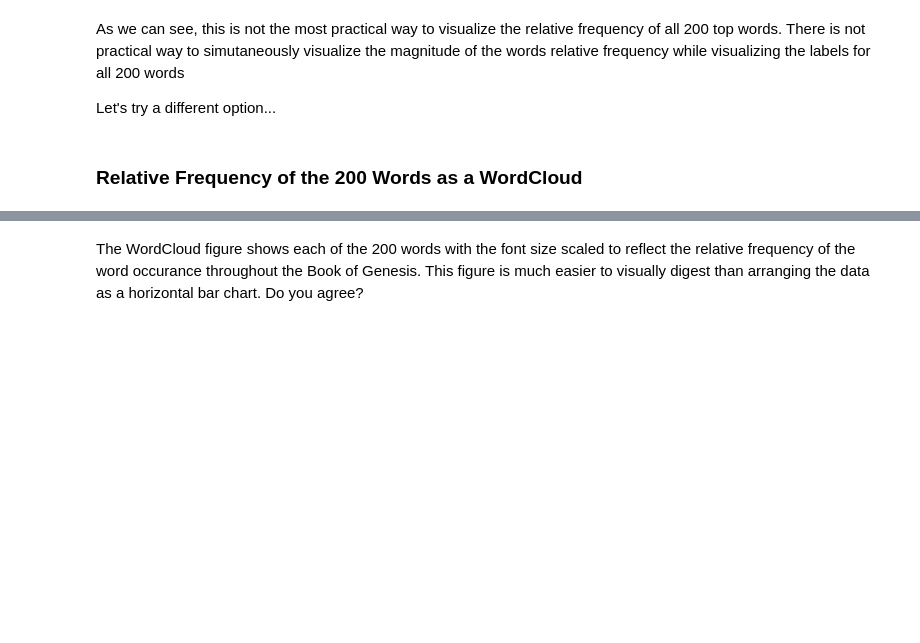
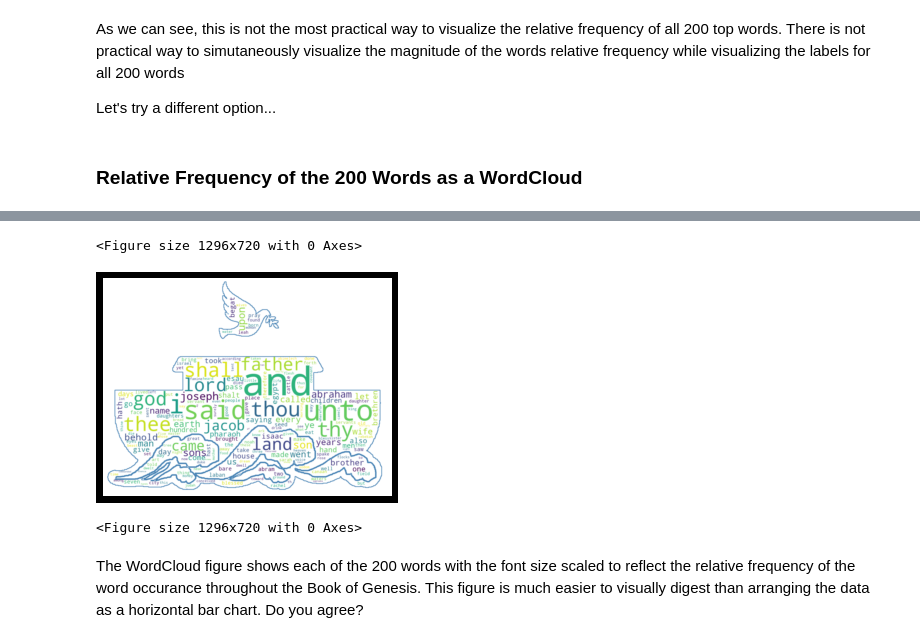
Before and after one commit to LovinSpoonful/DATA620_Week8, a Jupyter notebook: Week8.ipynb, the cells around one changed output, grey strips where cells are left out. Drawn from its saved outputs; the diff is of its cells as text; code cells hidden in the pictures; blank space fills up the shorter version.

```diff
--- a/Week8.ipynb
+++ b/Week8.ipynb
@@ -171,3 +172,39 @@ plt.show()
+# %%
+from os import path
+from PIL import Image
+import numpy as np
+import matplotlib.pyplot as plt
+import os
+
+# get data directory (using getcwd() is needed to support running example in generated IPython notebook)
+location = path.dirname(__file__) if "__file__" in locals() else os.getcwd()
+
+# read the mask image
+# taken from
+# http://www.stencilry.org/stencils/movies/alice%20in%20wonderland/255fk.jpg
+ark_mask = np.array(Image.open(path.join(location, "ark-mask.png")))
+
+wc = WordCloud(background_color="white", max_words=2000, mask=ark_mask,
+               contour_width=3, contour_color='steelblue')
+
+# generate word cloud
+wc.generate_from_frequencies(frequencies=d)
+
+# store to file
+wc.to_file(path.join(location, "ark3.png"))
+
+# show
+plt.imshow(wc, interpolation='bilinear')
+plt.axis("off")
+plt.figure(figsize=(18, 10))
+plt.show()
+#plt.imshow(ark_mask, cmap=plt.cm.gray, interpolation='bilinear')
+#plt.axis("off")
+#plt.show()
+# %% [output]
+<Figure size 1296x720 with 0 Axes>
+[figure, added]
+<Figure size 1296x720 with 0 Axes>
 # %% [markdown]
 The WordCloud figure shows each of the 200 words with the font size scaled to reflect the relative frequency of the word occurance throughout the Book of Genesis. This figure is much easier to visually digest than arranging the data as a horizontal bar chart. Do you agree?
 # %% [markdown]
```
Also changed, not shown: parts of 5 cells of this notebook, 4 other files.
